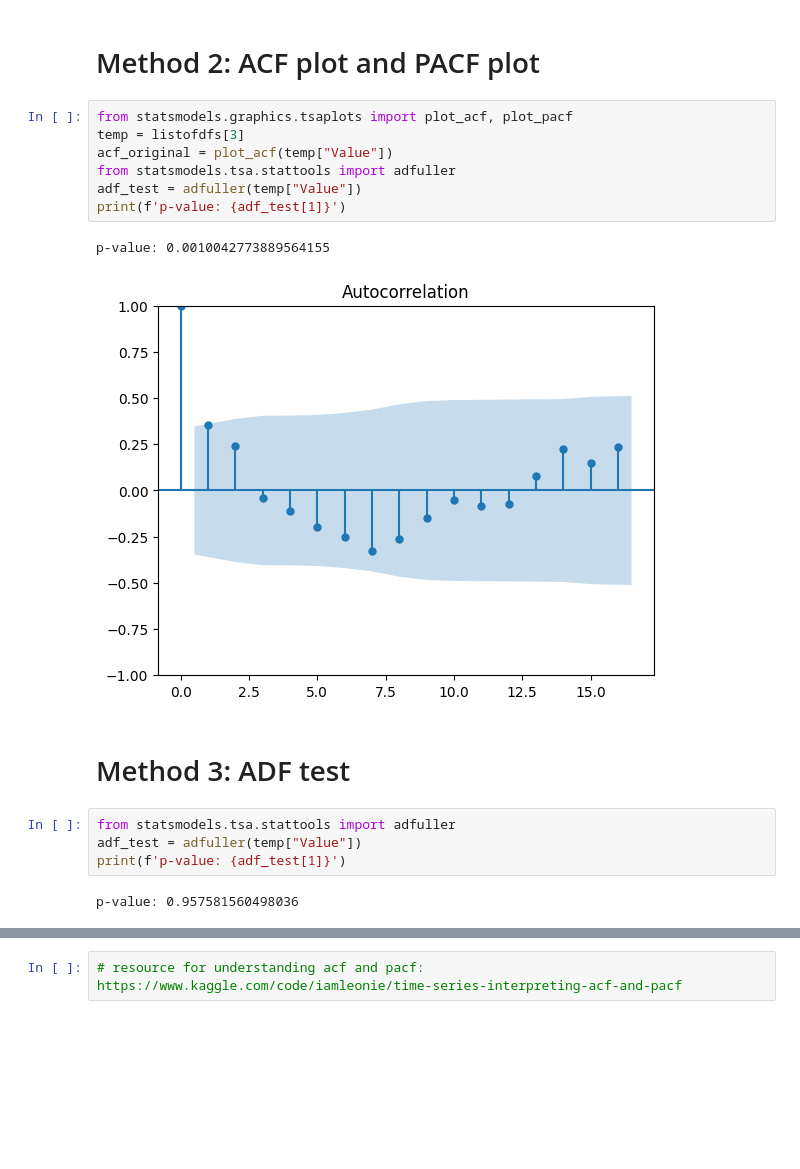
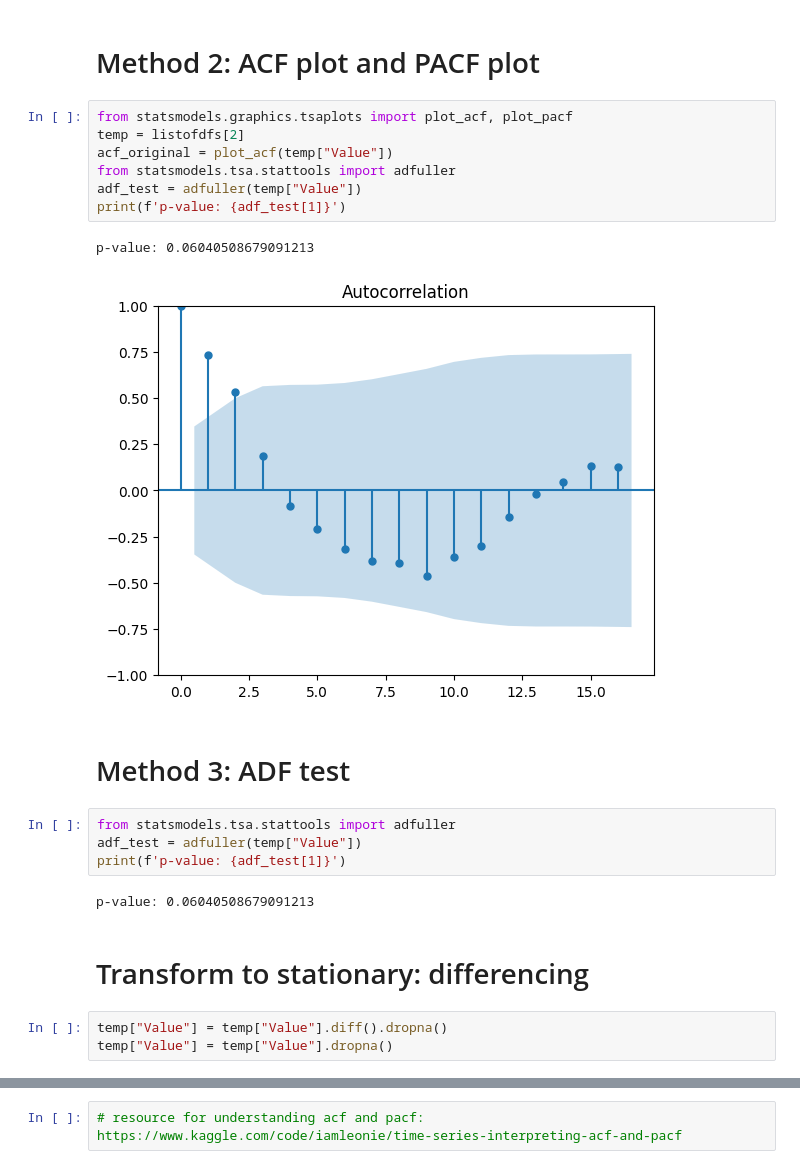
Before and after one commit to TaufiqIslamProtick/pesticide-data-analysis, a Jupyter notebook: source.ipynb, the cells around one changed output, grey strips where cells are left out. Cells and saved outputs as stored; diff of their text form; blank space fills up the shorter version.

```diff
--- a/source.ipynb
+++ b/source.ipynb
@@ -118,14 +118,14 @@ for i in range(len(listofdfs)):
 # Method 2: ACF plot and PACF plot
 # %%
 from statsmodels.graphics.tsaplots import plot_acf, plot_pacf
-temp = listofdfs[3]
+temp = listofdfs[2]
 acf_original = plot_acf(temp["Value"])
 from statsmodels.tsa.stattools import adfuller
 adf_test = adfuller(temp["Value"])
 print(f'p-value: {adf_test[1]}')
 # %% [output]
-p-value: 0.0010042773889564155
+p-value: 0.06040508679091213
-[figure, old version]
+[figure, new version]
 # %% [markdown]
 # Method 3: ADF test
 # %%
@@ -133,4 +133,9 @@ from statsmodels.tsa.stattools import adfuller
 adf_test = adfuller(temp["Value"])
 print(f'p-value: {adf_test[1]}')
 # %% [output]
-p-value: 0.957581560498036
+p-value: 0.06040508679091213
+# %% [markdown]
+# Transform to stationary: differencing
+# %%
+temp["Value"] = temp["Value"].diff().dropna()
+temp["Value"] = temp["Value"].dropna()
```
Also changed, not shown: parts of 3 cells of this notebook.
